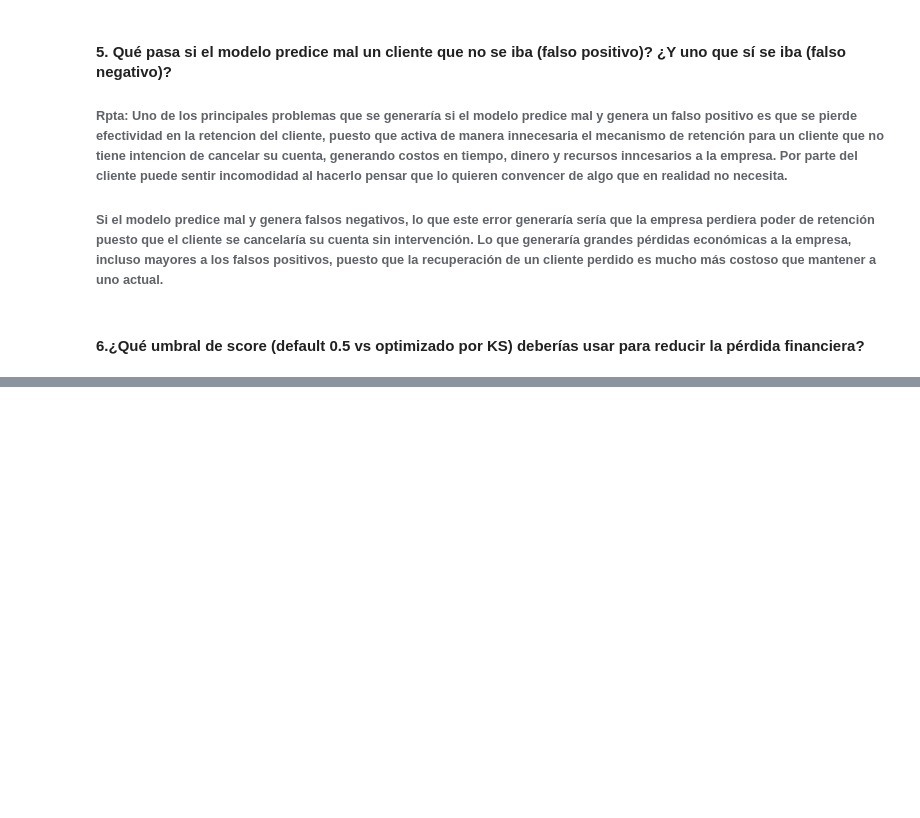
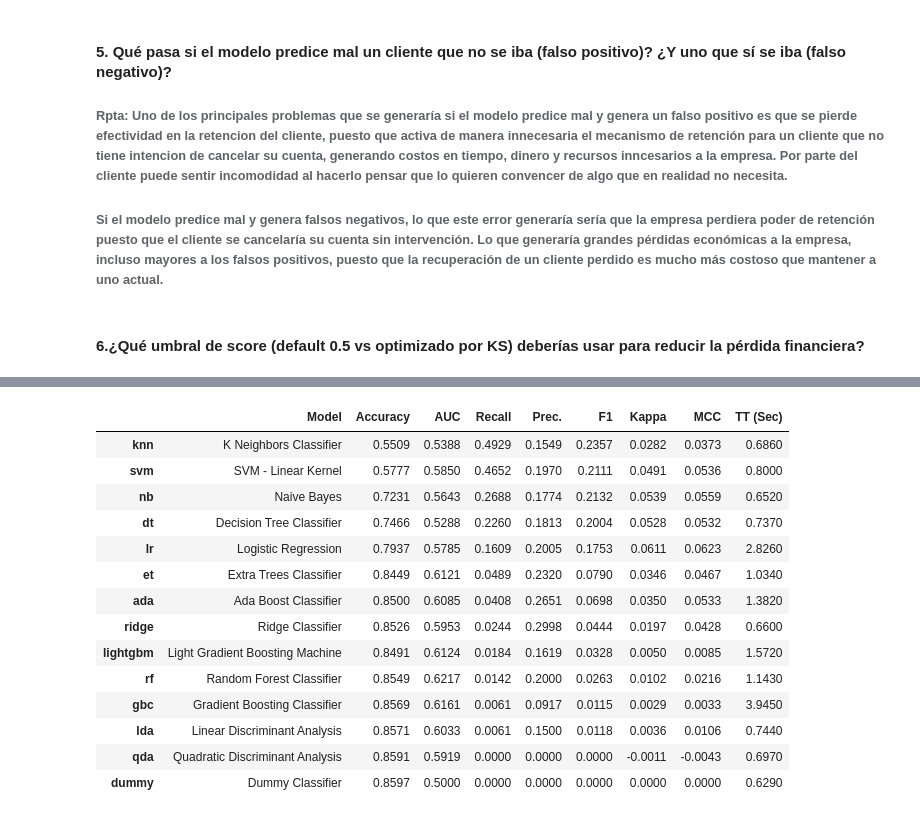
Before and after one commit to Gusadorey/Clase_5_MLE_G6, a Jupyter notebook: Prueba_1_MLE.ipynb, the cells around one changed output, grey strips where cells are left out. Drawn from its saved outputs; the diff is of its cells as text; code cells hidden in the pictures; blank space fills up the shorter version.

```diff
--- a/Prueba_1_MLE.ipynb
+++ b/Prueba_1_MLE.ipynb
@@ -293,0 +375,3 @@ for var in categoricas:
+# %%
+best_model_bal = compare_models(sort='Recall')
+# %% [output]
@@ -293,0 +379,15 @@ for var in categoricas:
+|  | Model | Accuracy | AUC | Recall | Prec. | F1 | Kappa | MCC | TT (Sec) |
+| knn | K Neighbors Classifier | 0.5509 | 0.5388 | 0.4929 | 0.1549 | 0.2357 | 0.0282 | 0.0373 | 0.6860 |
+| svm | SVM - Linear Kernel | 0.5777 | 0.5850 | 0.4652 | 0.1970 | 0.2111 | 0.0491 | 0.0536 | 0.8000 |
+| nb | Naive Bayes | 0.7231 | 0.5643 | 0.2688 | 0.1774 | 0.2132 | 0.0539 | 0.0559 | 0.6520 |
+| dt | Decision Tree Classifier | 0.7466 | 0.5288 | 0.2260 | 0.1813 | 0.2004 | 0.0528 | 0.0532 | 0.7370 |
+| lr | Logistic Regression | 0.7937 | 0.5785 | 0.1609 | 0.2005 | 0.1753 | 0.0611 | 0.0623 | 2.8260 |
+| et | Extra Trees Classifier | 0.8449 | 0.6121 | 0.0489 | 0.2320 | 0.0790 | 0.0346 | 0.0467 | 1.0340 |
+| ada | Ada Boost Classifier | 0.8500 | 0.6085 | 0.0408 | 0.2651 | 0.0698 | 0.0350 | 0.0533 | 1.3820 |
+| ridge | Ridge Classifier | 0.8526 | 0.5953 | 0.0244 | 0.2998 | 0.0444 | 0.0197 | 0.0428 | 0.6600 |
+| lightgbm | Light Gradient Boosting Machine | 0.8491 | 0.6124 | 0.0184 | 0.1619 | 0.0328 | 0.0050 | 0.0085 | 1.5720 |
+| rf | Random Forest Classifier | 0.8549 | 0.6217 | 0.0142 | 0.2000 | 0.0263 | 0.0102 | 0.0216 | 1.1430 |
+| gbc | Gradient Boosting Classifier | 0.8569 | 0.6161 | 0.0061 | 0.0917 | 0.0115 | 0.0029 | 0.0033 | 3.9450 |
+| lda | Linear Discriminant Analysis | 0.8571 | 0.6033 | 0.0061 | 0.1500 | 0.0118 | 0.0036 | 0.0106 | 0.7440 |
+| qda | Quadratic Discriminant Analysis | 0.8591 | 0.5919 | 0.0000 | 0.0000 | 0.0000 | -0.0011 | -0.0043 | 0.6970 |
+| dummy | Dummy Classifier | 0.8597 | 0.5000 | 0.0000 | 0.0000 | 0.0000 | 0.0000 | 0.0000 | 0.6290 |
```
Also changed, not shown: parts of 11 cells of this notebook, 1 other file.
